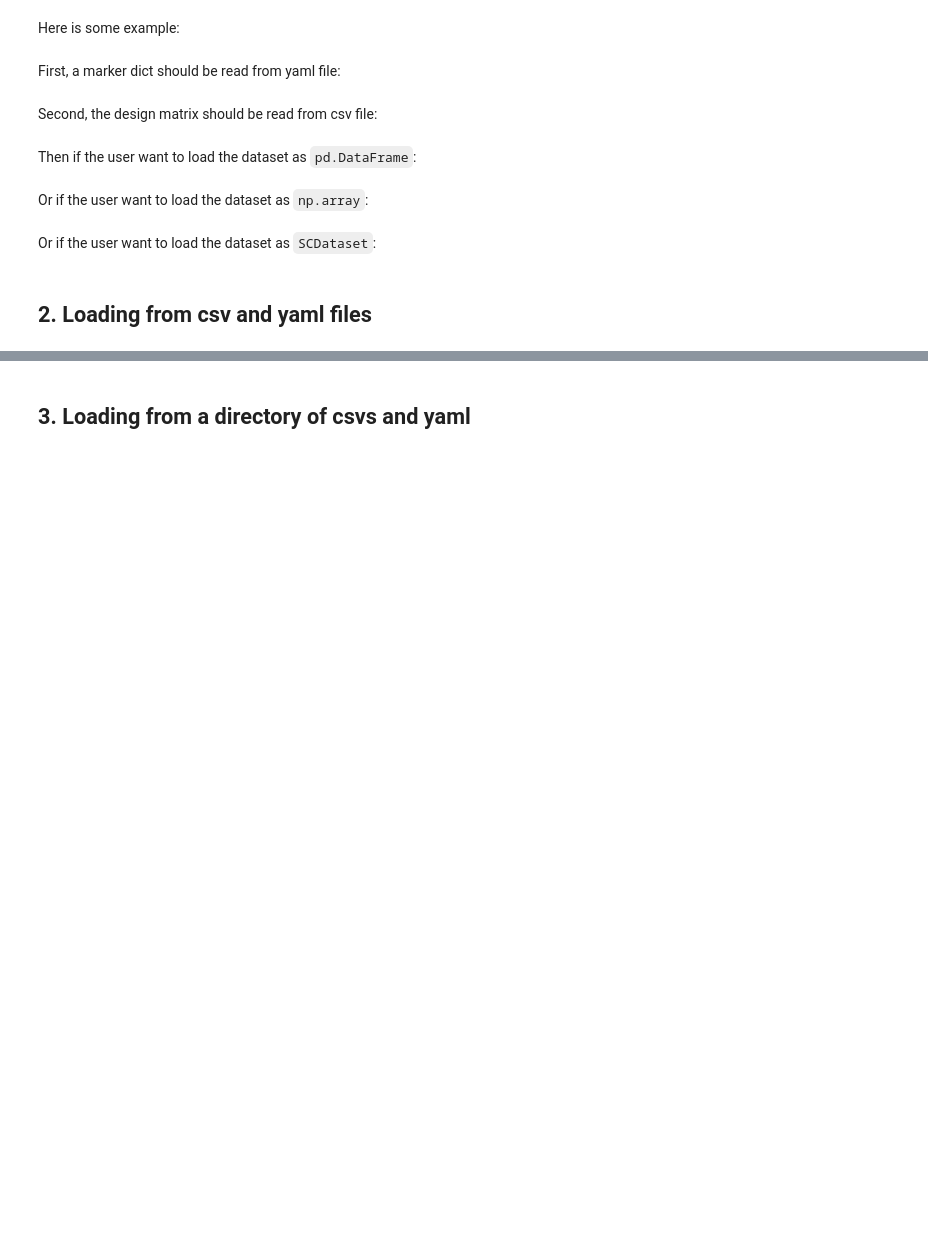
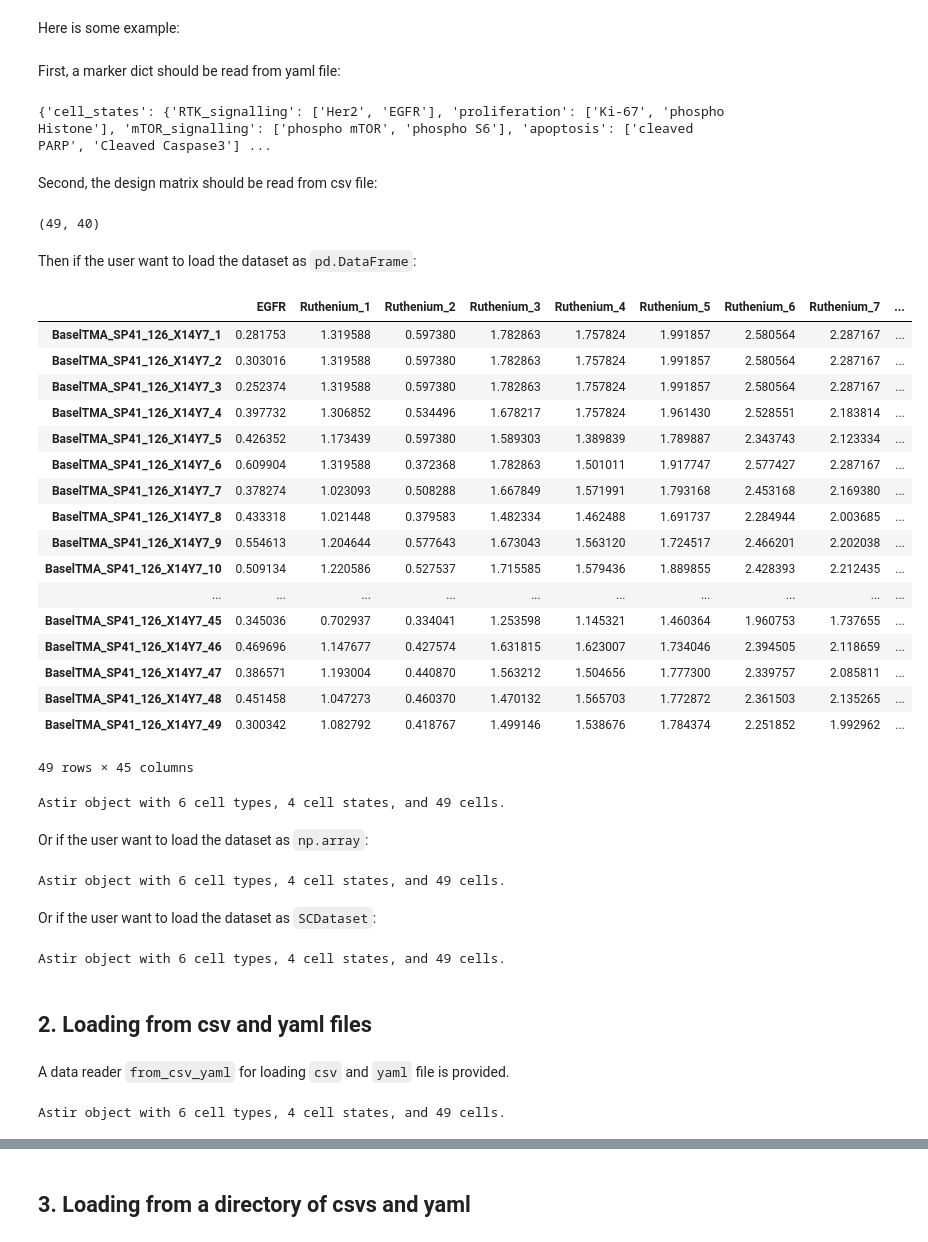
Before and after one commit to camlab-bioml/astir, a Jupyter notebook: docs/tutorials/notebooks/data_loading.ipynb, the cells around one changed output, grey strips where cells are left out. Saved outputs shown, nothing was run; the diff lists cells and outputs as text; code cells hidden in the pictures; blank space fills up the shorter version.

Commit message:
data loading tutorial completed

```diff
--- a/docs/tutorials/notebooks/data_loading.ipynb
+++ b/docs/tutorials/notebooks/data_loading.ipynb
@@ -37,27 +39,72 @@ First, a marker dict should be read from yaml file:
 # %%
 with open(yaml_marker_path, "r") as stream:
     marker_dict = yaml.safe_load(stream)
+print(marker_dict)
+# %% [output]
+{'cell_states': {'RTK_signalling': ['Her2', 'EGFR'], 'proliferation': ['Ki-67', 'phospho Histone'], 'mTOR_signalling': ['phospho mTOR', 'phospho S6'], 'apoptosis': ['cleaved PARP', 'Cleaved Caspase3'] ...
 # %% [markdown]
 Second, the design matrix should be read from csv file:
 # %%
 design_df = pd.read_csv(design_mat_path, index_col=0)
+print(design_df.shape)
+# %% [output]
+(49, 40)
 # %% [markdown]
 Then if the user want to load the dataset as `pd.DataFrame`:
 # %%
 df_expr = pd.read_csv(expression_mat_path, index_col=0)
-a = ast.Astir(input_expr=df_expr, marker_dict=marker_dict, design=design_df)
+df_expr
+# %% [output]
+|  | EGFR | Ruthenium_1 | Ruthenium_2 | Ruthenium_3 | Ruthenium_4 | Ruthenium_5 | Ruthenium_6 | Ruthenium_7 | ... |
+| BaselTMA_SP41_126_X14Y7_1 | 0.281753 | 1.319588 | 0.597380 | 1.782863 | 1.757824 | 1.991857 | 2.580564 | 2.287167 | ... |
+| BaselTMA_SP41_126_X14Y7_2 | 0.303016 | 1.319588 | 0.597380 | 1.782863 | 1.757824 | 1.991857 | 2.580564 | 2.287167 | ... |
+| BaselTMA_SP41_126_X14Y7_3 | 0.252374 | 1.319588 | 0.597380 | 1.782863 | 1.757824 | 1.991857 | 2.580564 | 2.287167 | ... |
+| BaselTMA_SP41_126_X14Y7_4 | 0.397732 | 1.306852 | 0.534496 | 1.678217 | 1.757824 | 1.961430 | 2.528551 | 2.183814 | ... |
+| BaselTMA_SP41_126_X14Y7_5 | 0.426352 | 1.173439 | 0.597380 | 1.589303 | 1.389839 | 1.789887 | 2.343743 | 2.123334 | ... |
+| BaselTMA_SP41_126_X14Y7_6 | 0.609904 | 1.319588 | 0.372368 | 1.782863 | 1.501011 | 1.917747 | 2.577427 | 2.287167 | ... |
+| BaselTMA_SP41_126_X14Y7_7 | 0.378274 | 1.023093 | 0.508288 | 1.667849 | 1.571991 | 1.793168 | 2.453168 | 2.169380 | ... |
+| BaselTMA_SP41_126_X14Y7_8 | 0.433318 | 1.021448 | 0.379583 | 1.482334 | 1.462488 | 1.691737 | 2.284944 | 2.003685 | ... |
+| BaselTMA_SP41_126_X14Y7_9 | 0.554613 | 1.204644 | 0.577643 | 1.673043 | 1.563120 | 1.724517 | 2.466201 | 2.202038 | ... |
+| BaselTMA_SP41_126_X14Y7_10 | 0.509134 | 1.220586 | 0.527537 | 1.715585 | 1.579436 | 1.889855 | 2.428393 | 2.212435 | ... |
+| ... | ... | ... | ... | ... | ... | ... | ... | ... | ... |
+| BaselTMA_SP41_126_X14Y7_45 | 0.345036 | 0.702937 | 0.334041 | 1.253598 | 1.145321 | 1.460364 | 1.960753 | 1.737655 | ... |
+| BaselTMA_SP41_126_X14Y7_46 | 0.469696 | 1.147677 | 0.427574 | 1.631815 | 1.623007 | 1.734046 | 2.394505 | 2.118659 | ... |
+| BaselTMA_SP41_126_X14Y7_47 | 0.386571 | 1.193004 | 0.440870 | 1.563212 | 1.504656 | 1.777300 | 2.339757 | 2.085811 | ... |
+| BaselTMA_SP41_126_X14Y7_48 | 0.451458 | 1.047273 | 0.460370 | 1.470132 | 1.565703 | 1.772872 | 2.361503 | 2.135265 | ... |
+| BaselTMA_SP41_126_X14Y7_49 | 0.300342 | 1.082792 | 0.418767 | 1.499146 | 1.538676 | 1.784374 | 2.251852 | 1.992962 | ... |
+49 rows × 45 columns
+# %%
+a_df = ast.Astir(input_expr=df_expr, marker_dict=marker_dict, design=design_df)
+print(a_df)
+# %% [output]
+Astir object with 6 cell types, 4 cell states, and 49 cells.
 # %% [markdown]
 Or if the user want to load the dataset as `np.array`:
 # %%
 np_expr = df_expr.to_numpy()
 features = list(df_expr.columns)
 cores = list(df_expr.index)
-a = ast.Astir(input_expr=(np_expr, features, cores), marker_dict=marker_dict, design=design_df)
+a_np = ast.Astir(input_expr=(np_expr, features, cores), marker_dict=marker_dict, design=design_df)
+print(a_np)
+# %% [output]
+Astir object with 6 cell types, 4 cell states, and 49 cells.
 # %% [markdown]
 Or if the user want to load the dataset as `SCDataset`:
 # %%
-type_scd = ast.SCDataset(expr_input=df_expr, marker_dict=marker_dict["cell_types"], include_other_column=True, design=design_df)
-state_scd = ast.SCDataset(expr_input=df_expr, marker_dict=marker_dict["cell_states"], include_other_column=False, design=design_df)
-a = ast.Astir(input_expr=(type_scd, state_scd))
+type_scd = ast.SCDataset(expr_input=df_expr, marker_dict=marker_dict["cell_types"],
+                         include_other_column=True, design=design_df)
+state_scd = ast.SCDataset(expr_input=df_expr, marker_dict=marker_dict["cell_states"],
+                          include_other_column=False, design=design_df)
+a_scd = ast.Astir(input_expr=(type_scd, state_scd))
+print(a_scd)
+# %% [output]
+Astir object with 6 cell types, 4 cell states, and 49 cells.
 # %% [markdown]
 ## 2. Loading from csv and yaml files
+# %% [markdown]
+A data reader `from_csv_yaml` for loading `csv` and `yaml` file is provided.
+# %%
+a_csv = ast.from_csv_yaml(csv_input=expression_mat_path, marker_yaml=yaml_marker_path, design_csv=design_mat_path)
+print(a_csv)
+# %% [output]
+Astir object with 6 cell types, 4 cell states, and 49 cells.
```
Also changed, not shown: parts of 17 cells of this notebook.
